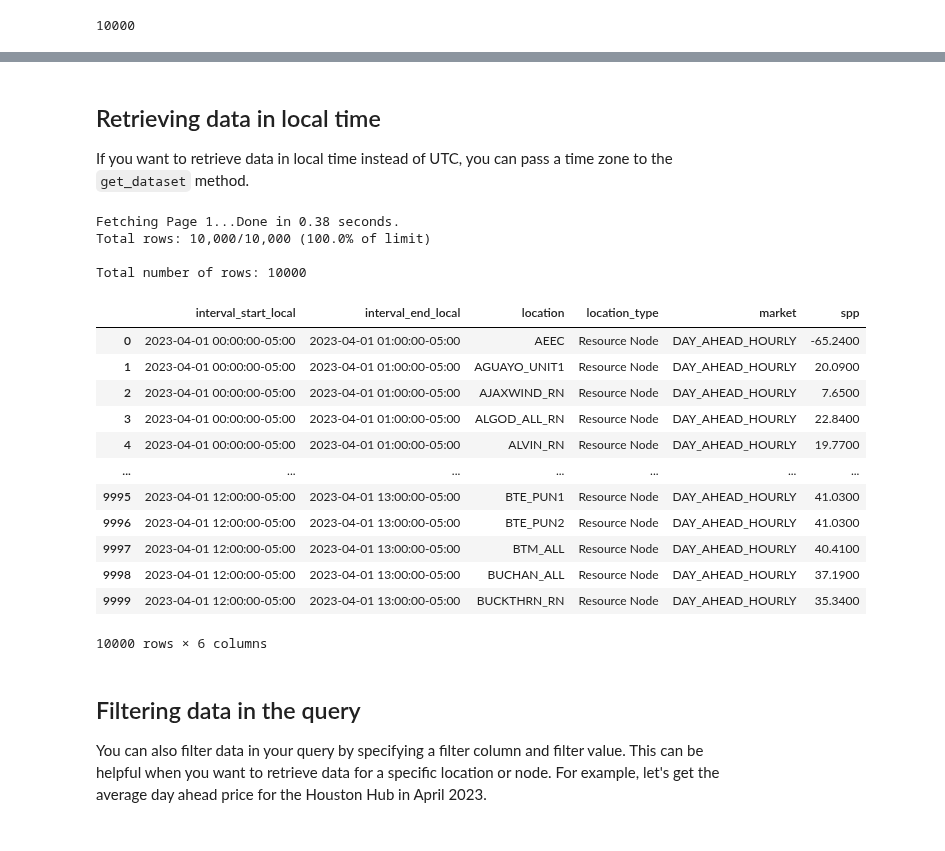
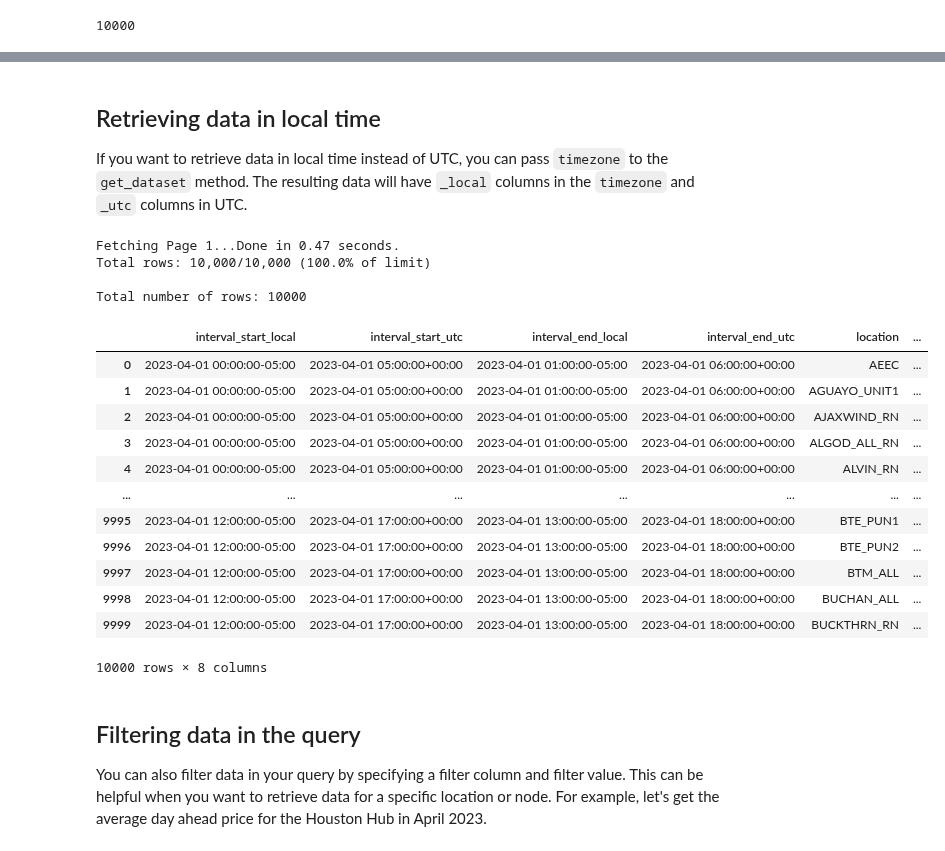
Before and after one commit to gridstatus/gridstatusio, a Jupyter notebook: Examples/Getting Started.ipynb, the cells around one changed output, grey strips where cells are left out. Drawn from its saved outputs; the diff is of its cells as text; code cells hidden in the pictures.

```diff
--- a/Examples/Getting Started.ipynb
+++ b/Examples/Getting Started.ipynb
@@ -90,35 +84,35 @@ Total number of rows: 10000
 # %% [markdown]
 ## Retrieving data in local time
 
-If you want to retrieve data in local time instead of UTC, you can pass a time zone to the `get_dataset` method.
+If you want to retrieve data in local time instead of UTC, you can pass `timezone` to the `get_dataset` method. The resulting data will have `_local` columns in the `timezone` and `_utc` columns in UTC.
 # %%
 data_local = client.get_dataset(
     dataset="ercot_spp_day_ahead_hourly",
     start="2023-04-01",
     end="2023-04-03",
-    tz="US/Central",
+    timezone="US/Central",
     limit=QUERY_LIMIT,
 )
 
 data_local
 # %% [output]
-Fetching Page 1...Done in 0.38 seconds.
+Fetching Page 1...Done in 0.47 seconds.
 Total rows: 10,000/10,000 (100.0% of limit)
 
 Total number of rows: 10000
-|  | interval_start_local | interval_end_local | location | location_type | market | spp |
-| 0 | 2023-04-01 00:00:00-05:00 | 2023-04-01 01:00:00-05:00 | AEEC | Resource Node | DAY_AHEAD_HOURLY | -65.2400 |
-| 1 | 2023-04-01 00:00:00-05:00 | 2023-04-01 01:00:00-05:00 | AGUAYO_UNIT1 | Resource Node | DAY_AHEAD_HOURLY | 20.0900 |
-| 2 | 2023-04-01 00:00:00-05:00 | 2023-04-01 01:00:00-05:00 | AJAXWIND_RN | Resource Node | DAY_AHEAD_HOURLY | 7.6500 |
-| 3 | 2023-04-01 00:00:00-05:00 | 2023-04-01 01:00:00-05:00 | ALGOD_ALL_RN | Resource Node | DAY_AHEAD_HOURLY | 22.8400 |
-| 4 | 2023-04-01 00:00:00-05:00 | 2023-04-01 01:00:00-05:00 | ALVIN_RN | Resource Node | DAY_AHEAD_HOURLY | 19.7700 |
+|  | interval_start_local | interval_start_utc | interval_end_local | interval_end_utc | location | ... |
+| 0 | 2023-04-01 00:00:00-05:00 | 2023-04-01 05:00:00+00:00 | 2023-04-01 01:00:00-05:00 | 2023-04-01 06:00:00+00:00 | AEEC | ... |
+| 1 | 2023-04-01 00:00:00-05:00 | 2023-04-01 05:00:00+00:00 | 2023-04-01 01:00:00-05:00 | 2023-04-01 06:00:00+00:00 | AGUAYO_UNIT1 | ... |
+| 2 | 2023-04-01 00:00:00-05:00 | 2023-04-01 05:00:00+00:00 | 2023-04-01 01:00:00-05:00 | 2023-04-01 06:00:00+00:00 | AJAXWIND_RN | ... |
+| 3 | 2023-04-01 00:00:00-05:00 | 2023-04-01 05:00:00+00:00 | 2023-04-01 01:00:00-05:00 | 2023-04-01 06:00:00+00:00 | ALGOD_ALL_RN | ... |
+| 4 | 2023-04-01 00:00:00-05:00 | 2023-04-01 05:00:00+00:00 | 2023-04-01 01:00:00-05:00 | 2023-04-01 06:00:00+00:00 | ALVIN_RN | ... |
 | ... | ... | ... | ... | ... | ... | ... |
-| 9995 | 2023-04-01 12:00:00-05:00 | 2023-04-01 13:00:00-05:00 | BTE_PUN1 | Resource Node | DAY_AHEAD_HOURLY | 41.0300 |
-| 9996 | 2023-04-01 12:00:00-05:00 | 2023-04-01 13:00:00-05:00 | BTE_PUN2 | Resource Node | DAY_AHEAD_HOURLY | 41.0300 |
-| 9997 | 2023-04-01 12:00:00-05:00 | 2023-04-01 13:00:00-05:00 | BTM_ALL | Resource Node | DAY_AHEAD_HOURLY | 40.4100 |
-| 9998 | 2023-04-01 12:00:00-05:00 | 2023-04-01 13:00:00-05:00 | BUCHAN_ALL | Resource Node | DAY_AHEAD_HOURLY | 37.1900 |
-| 9999 | 2023-04-01 12:00:00-05:00 | 2023-04-01 13:00:00-05:00 | BUCKTHRN_RN | Resource Node | DAY_AHEAD_HOURLY | 35.3400 |
+| 9995 | 2023-04-01 12:00:00-05:00 | 2023-04-01 17:00:00+00:00 | 2023-04-01 13:00:00-05:00 | 2023-04-01 18:00:00+00:00 | BTE_PUN1 | ... |
+| 9996 | 2023-04-01 12:00:00-05:00 | 2023-04-01 17:00:00+00:00 | 2023-04-01 13:00:00-05:00 | 2023-04-01 18:00:00+00:00 | BTE_PUN2 | ... |
+| 9997 | 2023-04-01 12:00:00-05:00 | 2023-04-01 17:00:00+00:00 | 2023-04-01 13:00:00-05:00 | 2023-04-01 18:00:00+00:00 | BTM_ALL | ... |
+| 9998 | 2023-04-01 12:00:00-05:00 | 2023-04-01 17:00:00+00:00 | 2023-04-01 13:00:00-05:00 | 2023-04-01 18:00:00+00:00 | BUCHAN_ALL | ... |
+| 9999 | 2023-04-01 12:00:00-05:00 | 2023-04-01 17:00:00+00:00 | 2023-04-01 13:00:00-05:00 | 2023-04-01 18:00:00+00:00 | BUCKTHRN_RN | ... |
-10000 rows × 6 columns
+10000 rows × 8 columns
 # %% [markdown]
 ## Filtering data in the query
 
```
Also changed, not shown: parts of 6 cells of this notebook.
